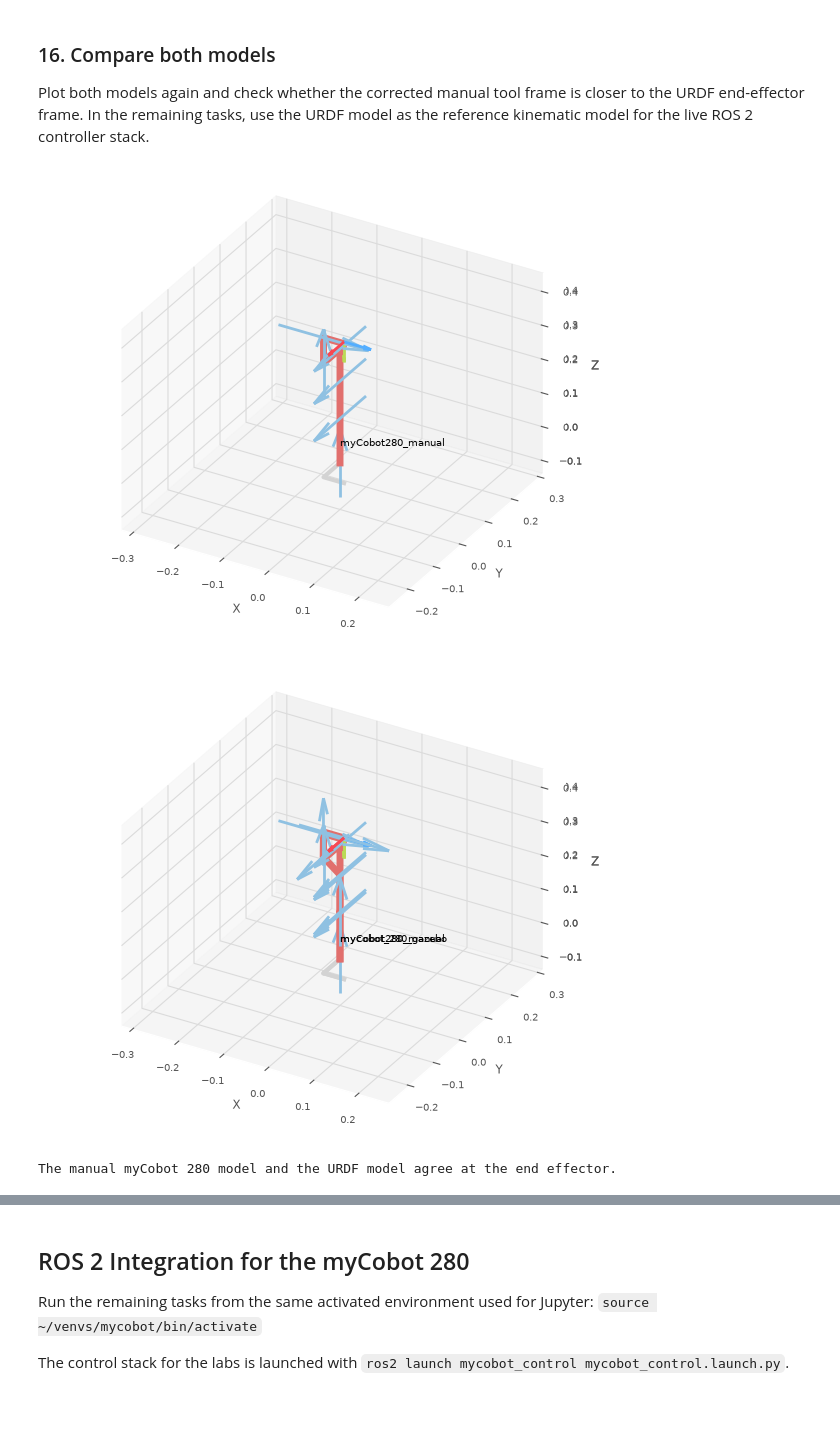
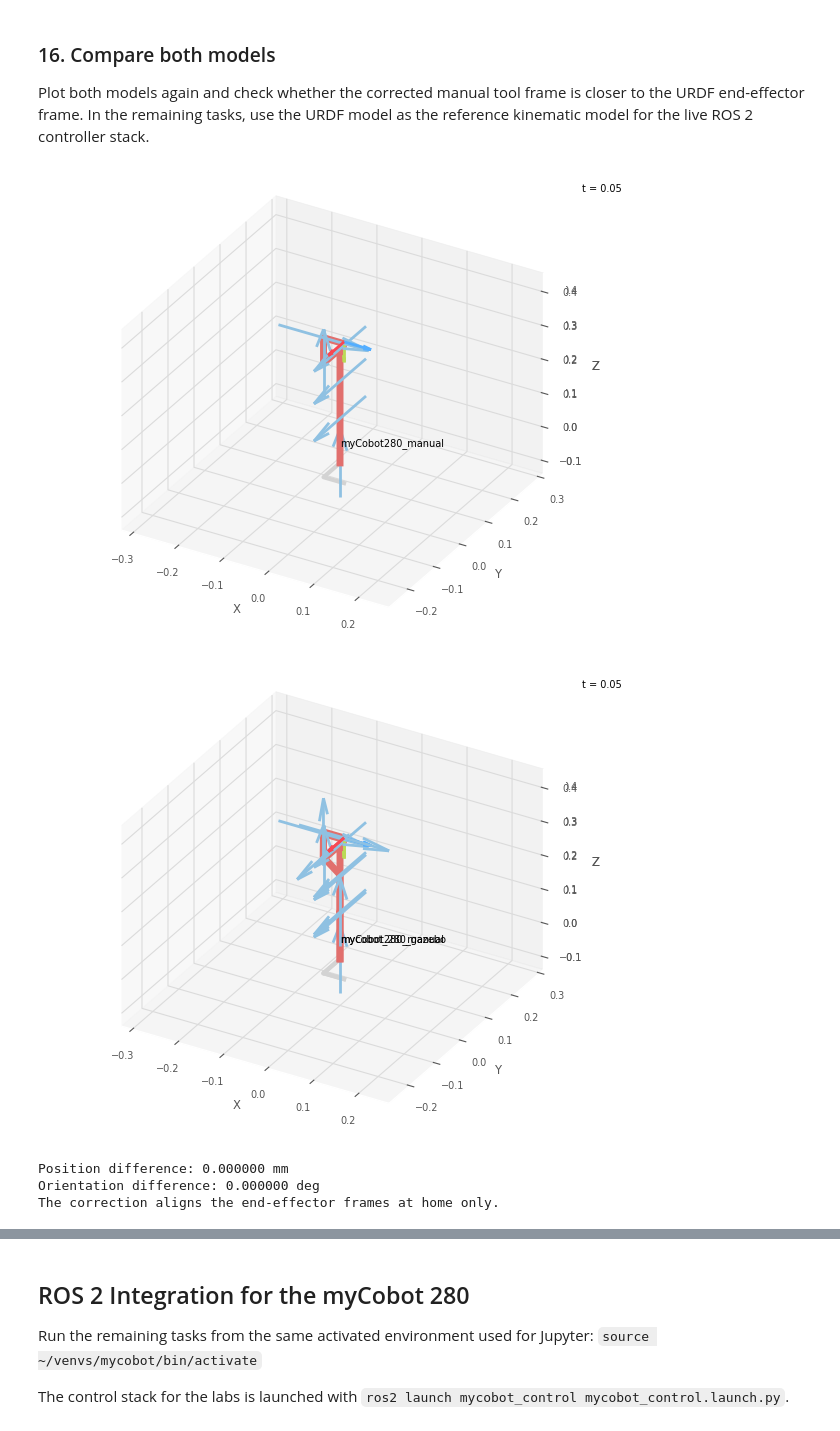
Before and after one commit to AnanthaPrajith/mycobot_ws, a Jupyter notebook: notebooks/02_ForwardKinematics.ipynb, the cells around one changed output, grey strips where cells are left out. Drawn from its saved outputs; the diff is of its cells as text; code cells hidden in the pictures.

```diff
--- a/notebooks/02_ForwardKinematics.ipynb
+++ b/notebooks/02_ForwardKinematics.ipynb
@@ -191,17 +217,10 @@ robot_fig.add(urdf_robot)
 ### 12. Compare the transforms in terms of end-effector position and orientation
 Use `fkine(config).A` to compare the transform from the simplified manual DH model base to your manual tool frame and the transform from `g_base` to `joint6_flange` in the URDF model at home configuration. Compare translation and orientation separately. Small discrepancies can come from the modeling convention itself and, in the full controller stack, from calibrated base/tool correction terms. Note: you can extract the homogeneous transform as a NumPy array from the `.A` member of the transform object.
 # %%
-home = [0, 0, 0, 0, 0, 0]
-# Transform from the manual base to the manual tool frame
+home = np.zeros(6)
 thome = manual_robot.fkine(home).A
-print(thome)
-
-# Transform from g_base to joint6_flange in the URDF-based model
-# Hint: compute the URDF-model forward-kinematics pose and verify that the start/end links
-# correspond to 'g_base' and 'joint6_flange' (check urdf_robot.base_link
-# and urdf_robot.ee_links[0] to confirm).
-urdf_home = urdf_robot.fkine(home, start='g_base', end='joint6_flange').A
-print(urdf_home)
-
-# Compare translation and orientation separately.
+urdf_home = urdf_fk(home)
+print("Manual home transform:\n", thome)
+print("URDF g_base to joint6_flange:\n", urdf_home)
+report_pose_error(thome, urdf_home)
 # %% [output]
@@ -242,8 +259,11 @@ $\boldsymbol{H}_d = \boldsymbol{H}_{ee,manual}^{-1} \boldsymbol{H}_{ee,urdf}$
 
 This is the same type of frame-comparison task you practiced in the Lab 1 notebook.
 # %%
-# determine the transform between the manual tool frame and joint6_flange
-delta = np.linalg.inv(thome) @ urdf_home
+# Reset the tool so rerunning the comparison does not accumulate corrections.
+manual_robot.tool = manual_tool
+thome_uncorrected = manual_robot.fkine(home).A
+urdf_home = urdf_fk(home)
+delta = np.linalg.inv(thome_uncorrected) @ urdf_home
 print(delta)
 # %% [output]
 [[ 1.00000000e+00 -3.67321860e-06 -1.34924970e-11  2.21026955e-04]
@@ -277,18 +297,20 @@ print(thome)
 ### 16. Compare both models
 Plot both models again and check whether the corrected manual tool frame is closer to the URDF end-effector frame. In the remaining tasks, use the URDF model as the reference kinematic model for the live ROS 2 controller stack.
 # %%
-home = [0, 0, 0, 0, 0, 0]
-
-robot_2 = manual_robot.plot(home, backend="pyplot")
+manual_robot.q = home.copy()
+urdf_robot.q = home.copy()
+robot_2 = manual_robot.plot(home, backend="pyplot", block=False)
 robot_2.add(urdf_robot)
-
-if np.linalg.norm(thome - urdf_home) < 1.0e-7:
-    print('The manual myCobot 280 model and the URDF model agree at the end effector.')
-else:
-    print('The manual myCobot 280 model and the URDF model still differ at the end effector.')
+robot_2.step()
+thome = manual_robot.fkine(home).A
+report_pose_error(thome, urdf_fk(home))
+assert np.allclose(thome, urdf_fk(home), atol=1e-9)
+print("The correction aligns the end-effector frames at home only.")
 # %% [output]
-[figure, old version]
+[figure, new version]
-[figure, old version]
+[figure, new version]
-The manual myCobot 280 model and the URDF model agree at the end effector.
+Position difference: 0.000000 mm
+Orientation difference: 0.000000 deg
+The correction aligns the end-effector frames at home only.
 # %% [markdown]
 ### 17. Create a random configuration
```
Also changed, not shown: parts of 13 cells of this notebook, 14 other files.
